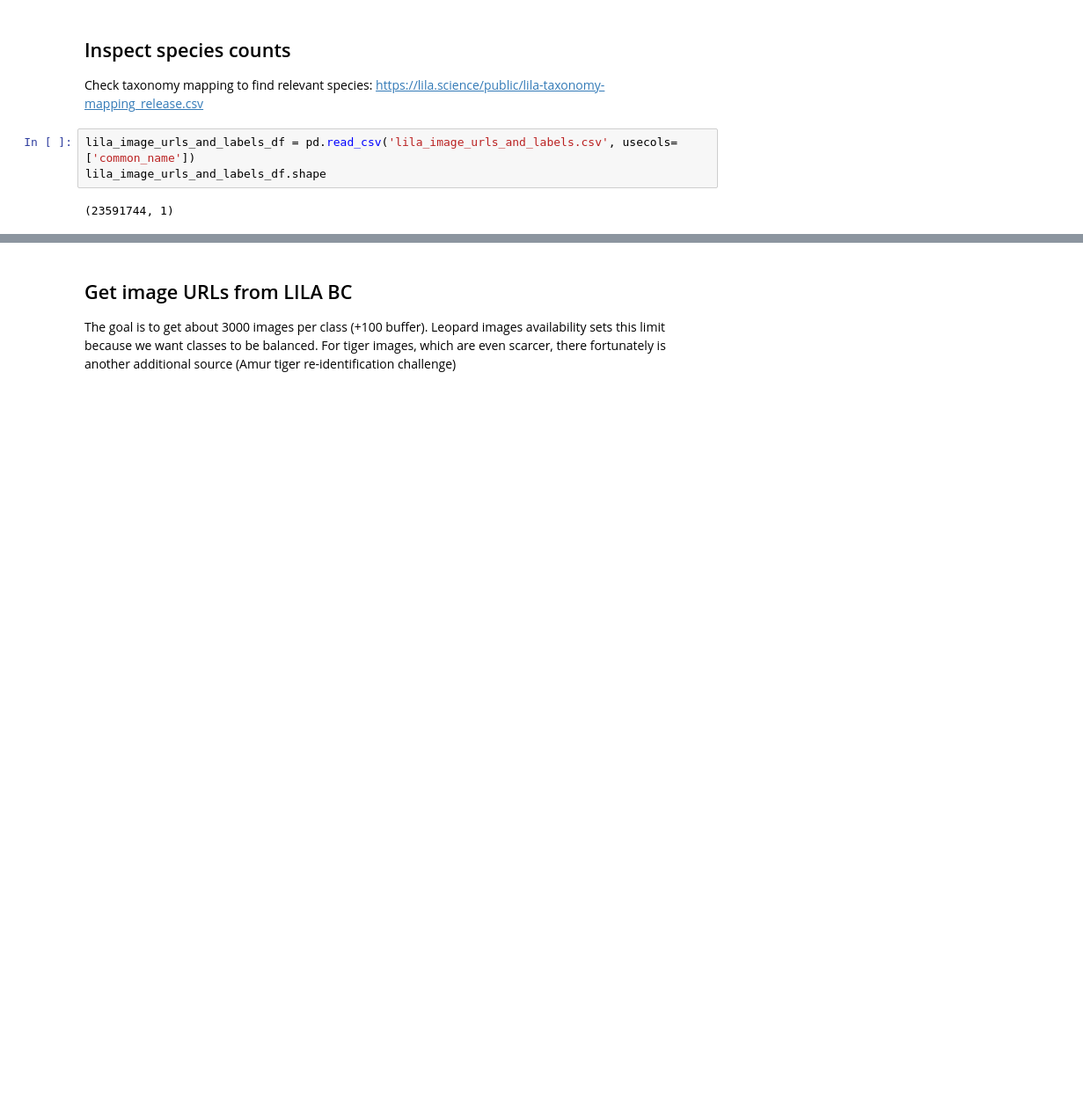
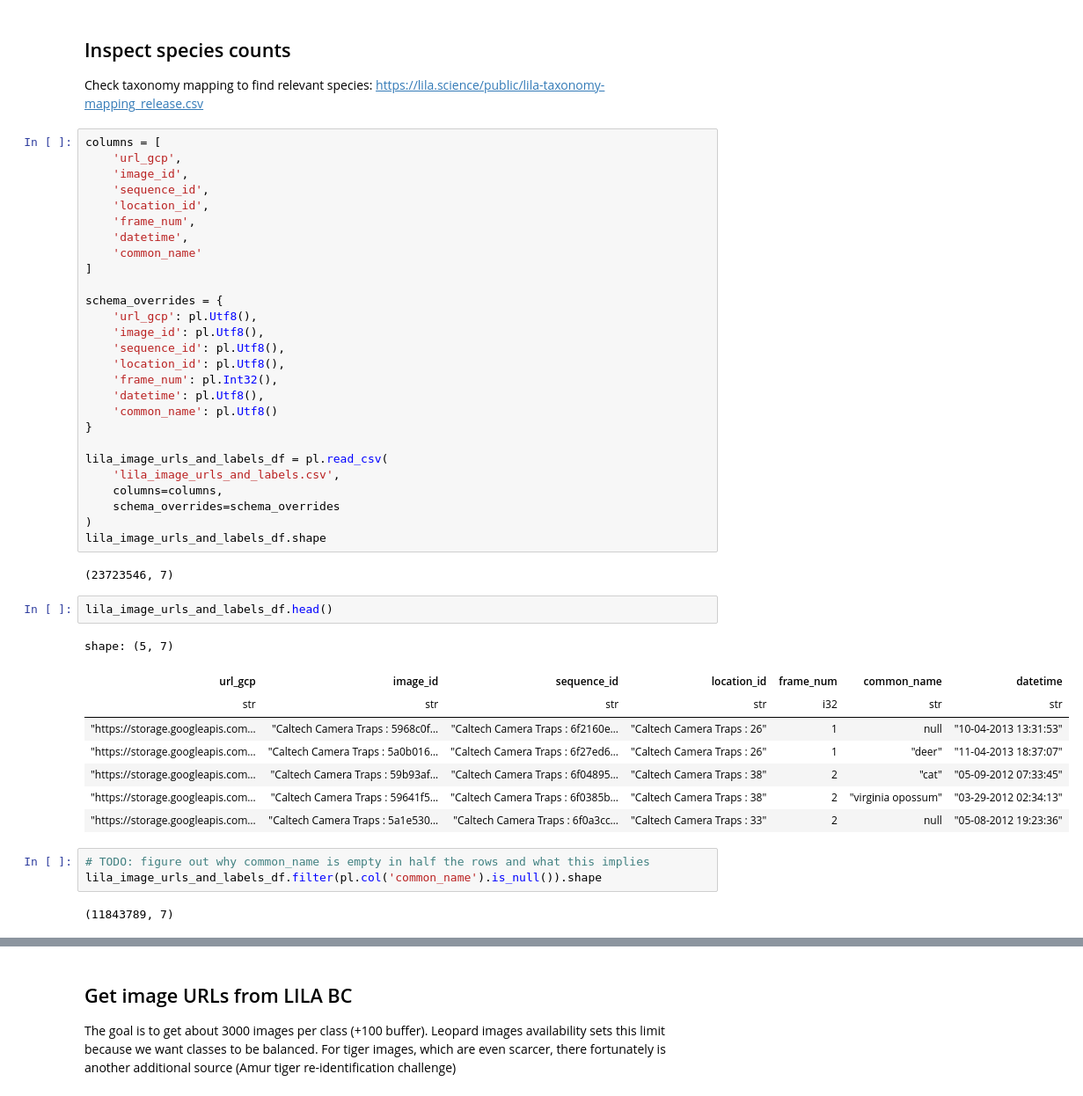
Before and after one commit to alexvmt/TeraiNet, a Jupyter notebook: notebooks/sample_images_from_lila_bc.ipynb, the cells around one changed output, grey strips where cells are left out. Shown at 88% size. Saved outputs shown, nothing was run; the diff lists cells and outputs as text; blank space fills up the shorter version.

Commit message:
Replace bash script functionality for getting image urls with polars

```diff
--- a/notebooks/sample_images_from_lila_bc.ipynb
+++ b/notebooks/sample_images_from_lila_bc.ipynb
@@ -69,11 +58,51 @@ urls_and_labels = 'lila_image_urls_and_labels.csv'
 
 Check taxonomy mapping to find relevant species:
 https://lila.science/public/lila-taxonomy-mapping_release.csv
-# %%
-lila_image_urls_and_labels_df = pd.read_csv('lila_image_urls_and_labels.csv', usecols=['common_name'])
-lila_image_urls_and_labels_df.shape
-# %% [output]
-(23591744, 1)
+# %%
+columns = [
+    'url_gcp',
+    'image_id',
+    'sequence_id',
+    'location_id',
+    'frame_num',
+    'datetime',
+    'common_name'
+]
+
+schema_overrides = {
+    'url_gcp': pl.Utf8(),
+    'image_id': pl.Utf8(),
+    'sequence_id': pl.Utf8(),
+    'location_id': pl.Utf8(),
+    'frame_num': pl.Int32(),
+    'datetime': pl.Utf8(),
+    'common_name': pl.Utf8()
+}
+
+lila_image_urls_and_labels_df = pl.read_csv(
+    'lila_image_urls_and_labels.csv',
+    columns=columns,
+    schema_overrides=schema_overrides
+)
+lila_image_urls_and_labels_df.shape
+# %% [output]
+(23723546, 7)
+# %%
+lila_image_urls_and_labels_df.head()
+# %% [output]
+shape: (5, 7)
+| url_gcp | image_id | sequence_id | location_id | frame_num | common_name | datetime |
+| str | str | str | str | i32 | str | str |
+| "https://storage.googleapis.com… | "Caltech Camera Traps : 5968c0f… | "Caltech Camera Traps : 6f2160e… | "Caltech Camera Traps : 26" | 1 | null | "10-04-2013 13:31:53" |
+| "https://storage.googleapis.com… | "Caltech Camera Traps : 5a0b016… | "Caltech Camera Traps : 6f27ed6… | "Caltech Camera Traps : 26" | 1 | "deer" | "11-04-2013 18:37:07" |
+| "https://storage.googleapis.com… | "Caltech Camera Traps : 59b93af… | "Caltech Camera Traps : 6f04895… | "Caltech Camera Traps : 38" | 2 | "cat" | "05-09-2012 07:33:45" |
+| "https://storage.googleapis.com… | "Caltech Camera Traps : 59641f5… | "Caltech Camera Traps : 6f0385b… | "Caltech Camera Traps : 38" | 2 | "virginia opossum" | "03-29-2012 02:34:13" |
+| "https://storage.googleapis.com… | "Caltech Camera Traps : 5a1e530… | "Caltech Camera Traps : 6f0a3cc… | "Caltech Camera Traps : 33" | 2 | null | "05-08-2012 19:23:36" |
+# %%
+# TODO: figure out why common_name is empty in half the rows and what this implies
+lila_image_urls_and_labels_df.filter(pl.col('common_name').is_null()).shape
+# %% [output]
+(11843789, 7)
 # %%
 species_list = [
     'tiger',
```
Also changed, not shown: parts of 7 cells of this notebook, 1 other file.
